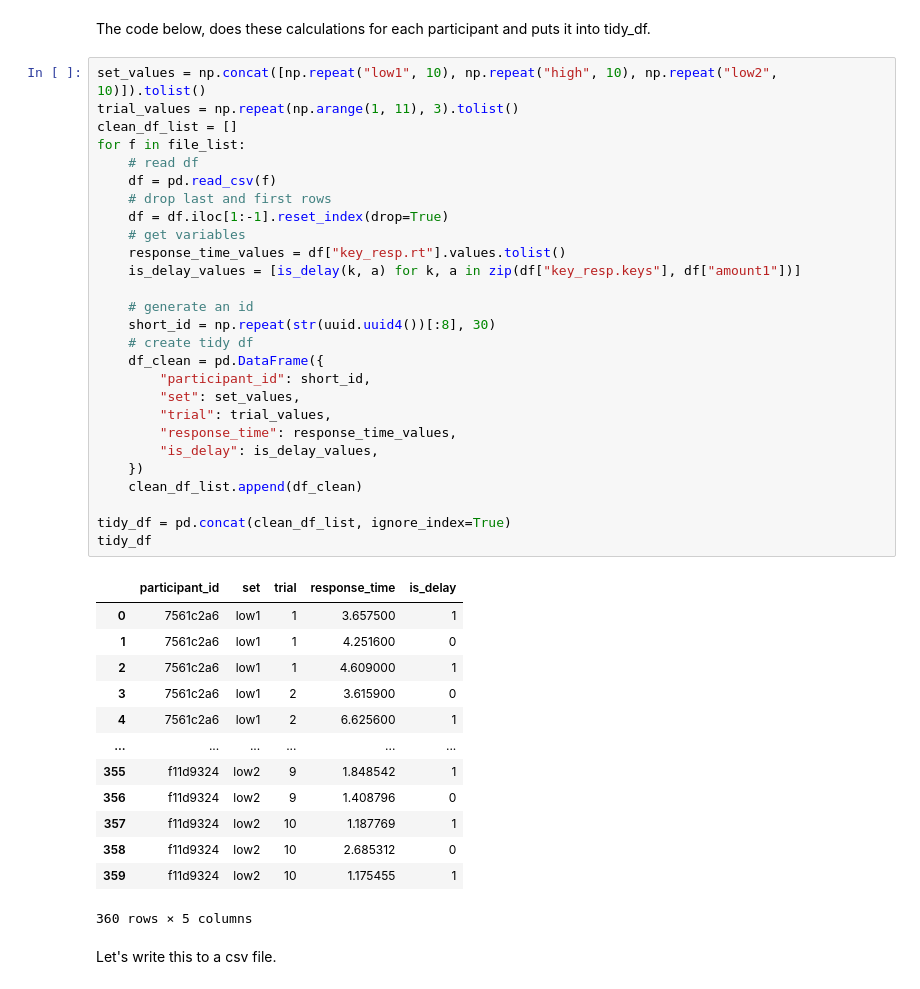
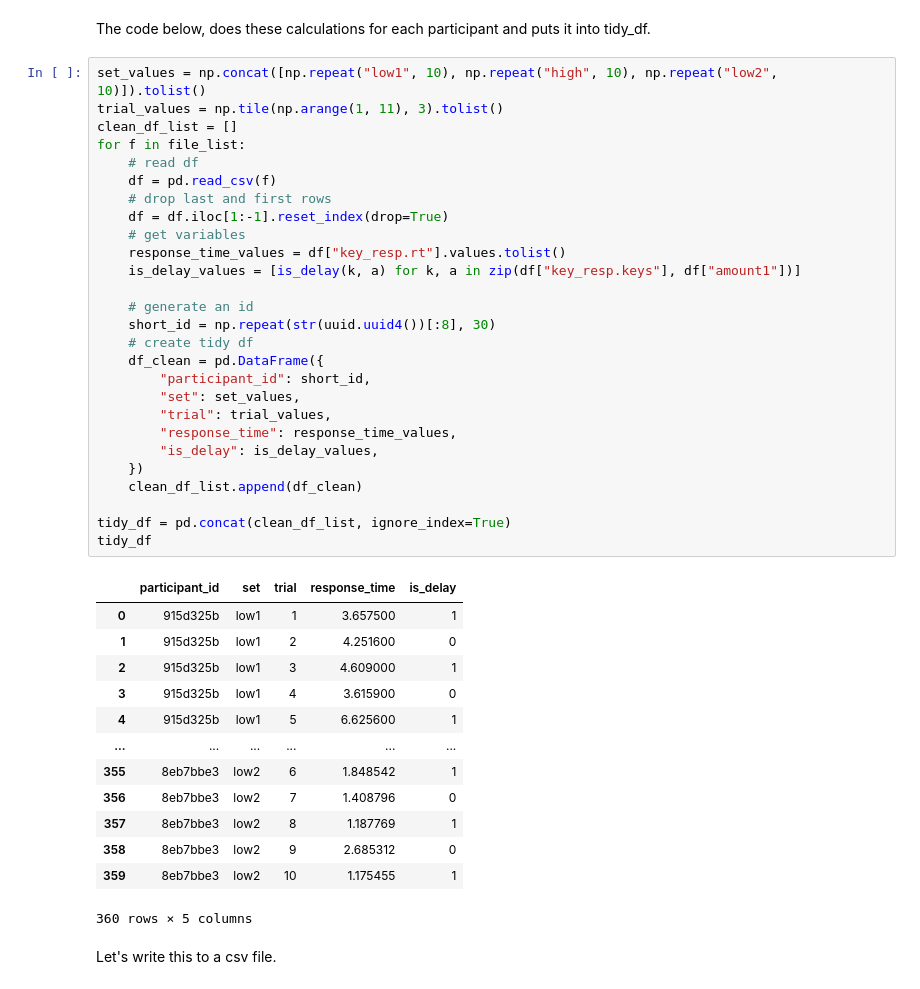
Before and after one commit to ayca-aydogan/delay_discount_low_high_analysis, a Jupyter notebook: analysis.ipynb, the cells around one changed output. Saved outputs shown, nothing was run; the diff lists cells and outputs as text.

```diff
--- a/analysis.ipynb
+++ b/analysis.ipynb
@@ -116,44 +116,44 @@ short_id = np.repeat(short_id, 120)
 The code below, does these calculations for each participant and puts it into tidy_df.
 # %%
 set_values = np.concat([np.repeat("low1", 10), np.repeat("high", 10), np.repeat("low2", 10)]).tolist()
-trial_values = np.repeat(np.arange(1, 11), 3).tolist()
+trial_values = np.tile(np.arange(1, 11), 3).tolist()
 clean_df_list = []
 for f in file_list:
     # read df
     df = pd.read_csv(f)
     # drop last and first rows
     df = df.iloc[1:-1].reset_index(drop=True)
     # get variables
     response_time_values = df["key_resp.rt"].values.tolist()
     is_delay_values = [is_delay(k, a) for k, a in zip(df["key_resp.keys"], df["amount1"])]
 
     # generate an id
     short_id = np.repeat(str(uuid.uuid4())[:8], 30)
     # create tidy df
     df_clean = pd.DataFrame({
         "participant_id": short_id,
         "set": set_values,
         "trial": trial_values,
         "response_time": response_time_values,
         "is_delay": is_delay_values,
     })
     clean_df_list.append(df_clean)
 
 tidy_df = pd.concat(clean_df_list, ignore_index=True)
 tidy_df
 # %% [output]
 |  | participant_id | set | trial | response_time | is_delay |
-| 0 | 7561c2a6 | low1 | 1 | 3.657500 | 1 |
-| 1 | 7561c2a6 | low1 | 1 | 4.251600 | 0 |
-| 2 | 7561c2a6 | low1 | 1 | 4.609000 | 1 |
-| 3 | 7561c2a6 | low1 | 2 | 3.615900 | 0 |
-| 4 | 7561c2a6 | low1 | 2 | 6.625600 | 1 |
+| 0 | 915d325b | low1 | 1 | 3.657500 | 1 |
+| 1 | 915d325b | low1 | 2 | 4.251600 | 0 |
+| 2 | 915d325b | low1 | 3 | 4.609000 | 1 |
+| 3 | 915d325b | low1 | 4 | 3.615900 | 0 |
+| 4 | 915d325b | low1 | 5 | 6.625600 | 1 |
 | ... | ... | ... | ... | ... | ... |
-| 355 | f11d9324 | low2 | 9 | 1.848542 | 1 |
-| 356 | f11d9324 | low2 | 9 | 1.408796 | 0 |
-| 357 | f11d9324 | low2 | 10 | 1.187769 | 1 |
-| 358 | f11d9324 | low2 | 10 | 2.685312 | 0 |
-| 359 | f11d9324 | low2 | 10 | 1.175455 | 1 |
+| 355 | 8eb7bbe3 | low2 | 6 | 1.848542 | 1 |
+| 356 | 8eb7bbe3 | low2 | 7 | 1.408796 | 0 |
+| 357 | 8eb7bbe3 | low2 | 8 | 1.187769 | 1 |
+| 358 | 8eb7bbe3 | low2 | 9 | 2.685312 | 0 |
+| 359 | 8eb7bbe3 | low2 | 10 | 1.175455 | 1 |
 360 rows × 5 columns
 # %% [markdown]
 Let's write this to a csv file.
```
Also changed, not shown: parts of 5 cells of this notebook, 1 other file.
